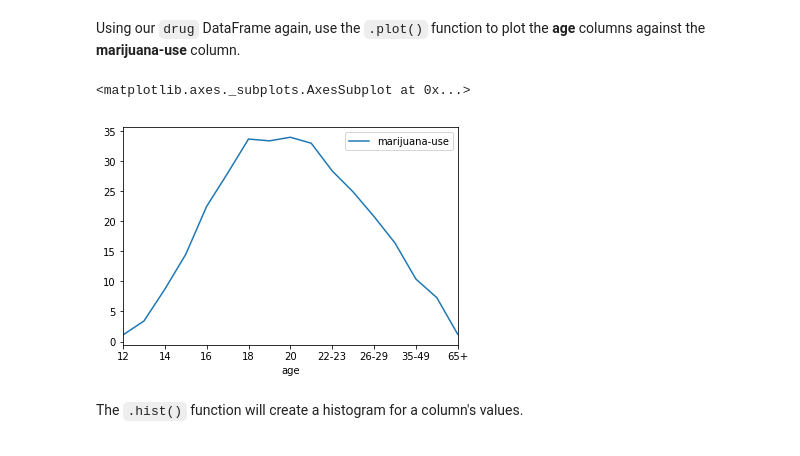
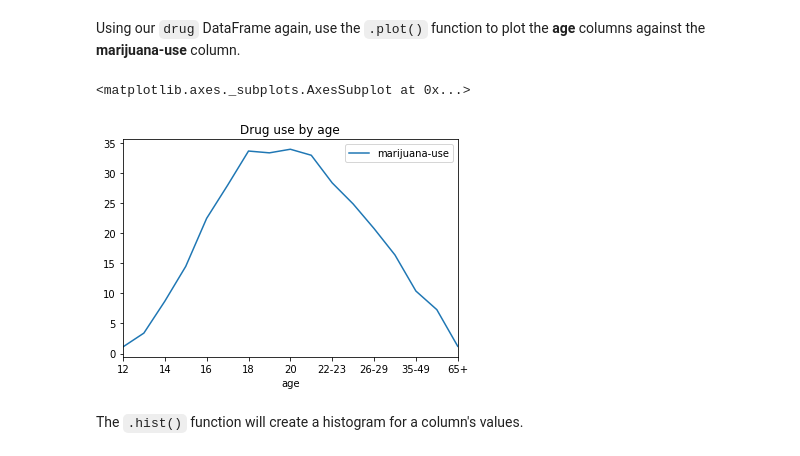
Before and after one commit to rickwp08/associads, a Jupyter notebook: intro-to-pandas.ipynb, the cells around one changed output. Cells and saved outputs as stored; diff of their text form; code cells hidden in the pictures.

````diff
--- a/intro-to-pandas.ipynb
+++ b/intro-to-pandas.ipynb
@@ -566,10 +632,10 @@ import matplotlib.pyplot as plt
 # %% [markdown]
 Using our ```drug``` DataFrame again, use the ```.plot()``` function to plot the **age** columns against the **marijuana-use** column.
 # %%
-drug.plot(x='age', y='marijuana-use')
+drug.plot(x='age', y='marijuana-use', title="Drug use by age")
 # %% [output]
 <matplotlib.axes._subplots.AxesSubplot at 0x...>
-[figure, old version]
+[figure, new version]
 # %% [markdown]
 The ```.hist()``` function will create a histogram for a column's values.
 # %%
````
Also changed, not shown: parts of 26 cells of this notebook.
